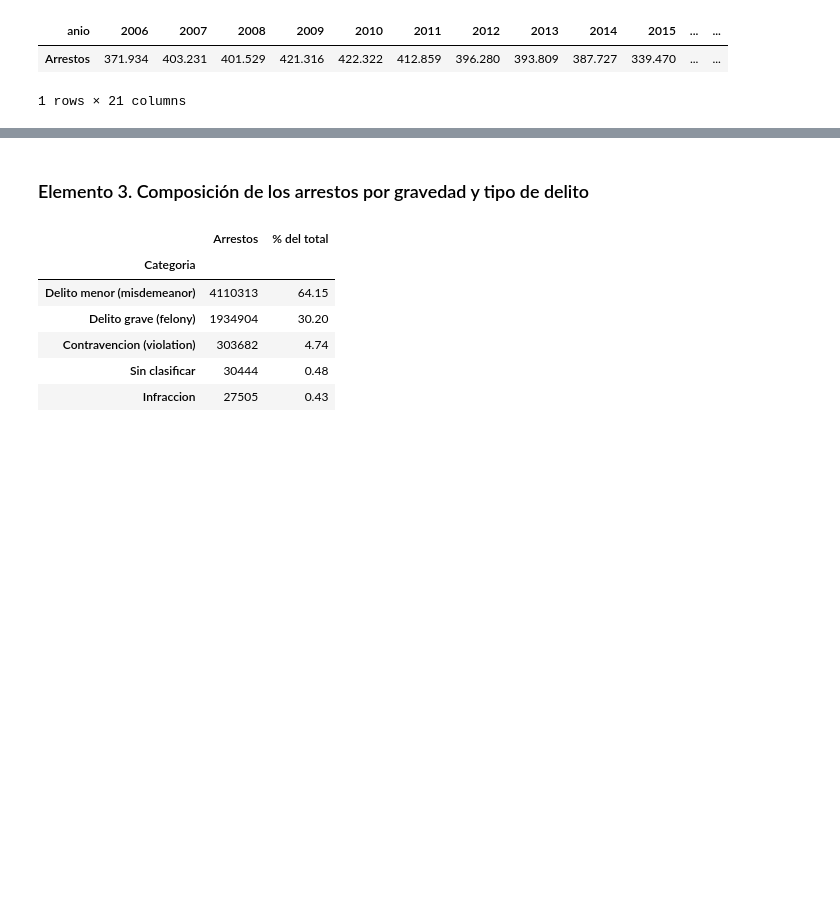
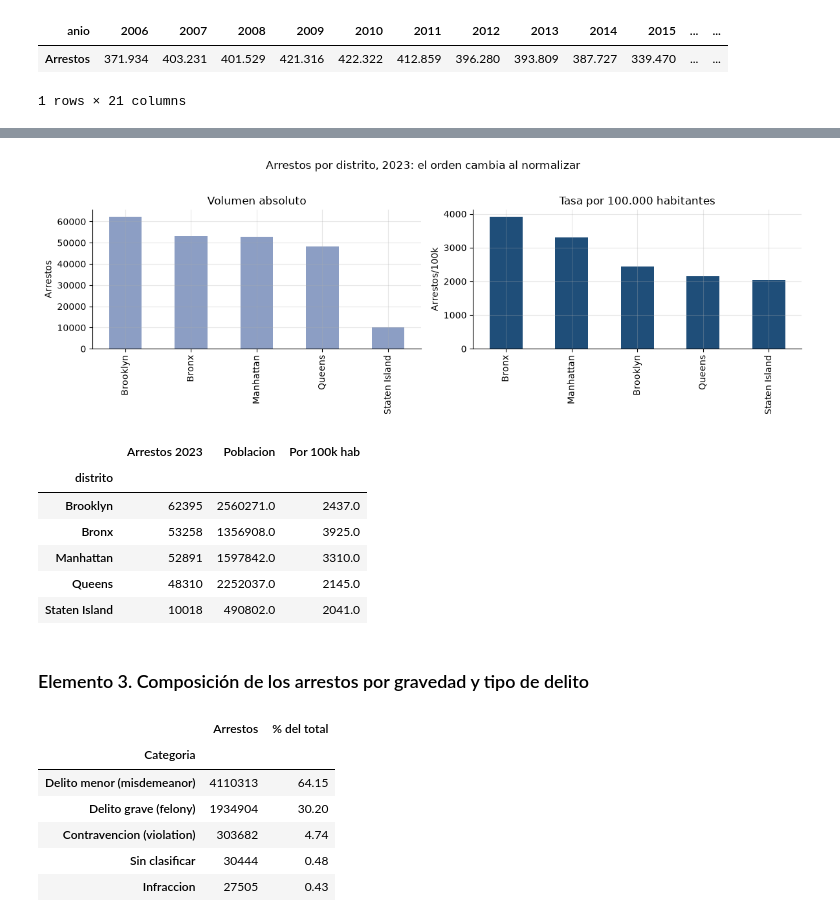
Before and after one commit to javigk01/proyecto-ny-grupo1, a Jupyter notebook: notebooks/entrega1.ipynb, the cells around one changed output, grey strips where cells are left out. Drawn from its saved outputs; the diff is of its cells as text; code cells hidden in the pictures; blank space fills up the shorter version.

```diff
--- a/notebooks/entrega1.ipynb
+++ b/notebooks/entrega1.ipynb
@@ -691,0 +747,9 @@ comp
+# %%
+# Poblacion por distrito en el ano de referencia, segun los pesos del ACS 2023
+poblacion = (pums_nyc.groupBy('distrito')
+             .agg(F.sum('peso').alias('poblacion'))
+             .toPandas().set_index('distrito')['poblacion'])
+
+print('Poblacion estimada de la ciudad en %d: %s'
+      % (ANO_REF, format(int(poblacion.sum()), ',').replace(',', '.')))
+poblacion.apply(lambda v: format(int(v), ',').replace(',', '.')).to_frame('Habitantes')
@@ -692,3 +765,32 @@ comp
+# %%
+arr_ref = (arrestos.filter(F.col('anio') == ANO_REF)
+           .groupBy('distrito').count().toPandas()
+           .dropna().set_index('distrito')['count'])
+
+col_arr = 'Arrestos %d' % ANO_REF
+comp = pd.DataFrame({col_arr: arr_ref, 'Poblacion': poblacion})
+comp['Por 100k hab'] = (100000 * comp[col_arr] / comp['Poblacion']).round(0)
+comp = comp.sort_values(col_arr, ascending=False)
+
+fig, (a1, a2) = plt.subplots(1, 2, figsize=(12, 4))
+comp[col_arr].plot.bar(ax=a1, color='#8c9ec4')
+a1.set_title('Volumen absoluto'); a1.set_xlabel(''); a1.set_ylabel('Arrestos')
+comp['Por 100k hab'].sort_values(ascending=False).plot.bar(ax=a2, color='#1f4e79')
+a2.set_title('Tasa por 100.000 habitantes'); a2.set_xlabel('')
+a2.set_ylabel('Arrestos/100k')
+plt.suptitle('Arrestos por distrito, %d: el orden cambia al normalizar' % ANO_REF, y=1.02)
+plt.tight_layout(); plt.show()
+
+comp
+# %% [output]
+[figure, added]
+|  | Arrestos 2023 | Poblacion | Por 100k hab |
+| distrito |  |  |  |
+| Brooklyn | 62395 | 2560271.0 | 2437.0 |
+| Bronx | 53258 | 1356908.0 | 3925.0 |
+| Manhattan | 52891 | 1597842.0 | 3310.0 |
+| Queens | 48310 | 2252037.0 | 2145.0 |
+| Staten Island | 10018 | 490802.0 | 2041.0 |
 # %% [markdown]
 ### Elemento 3. Composición de los arrestos por gravedad y tipo de delito
 # %%
```
Also changed, not shown: parts of 39 cells of this notebook, 15 other files.
